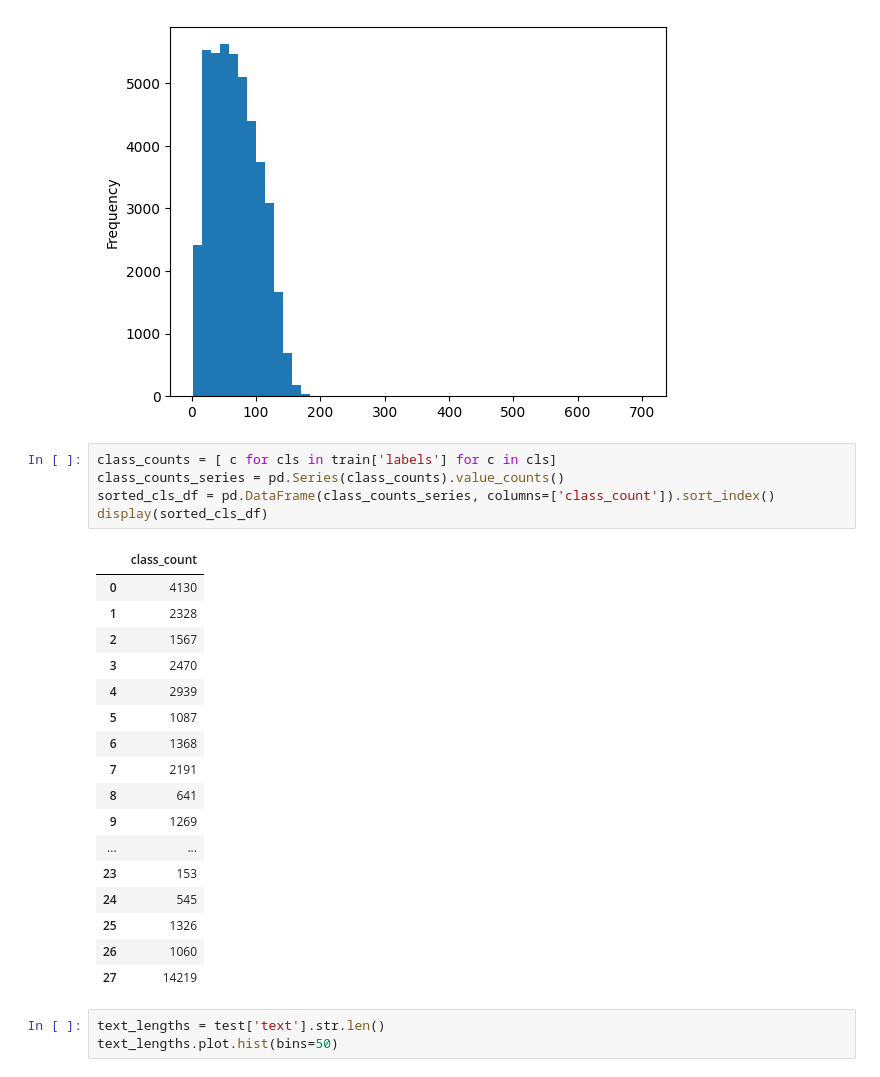
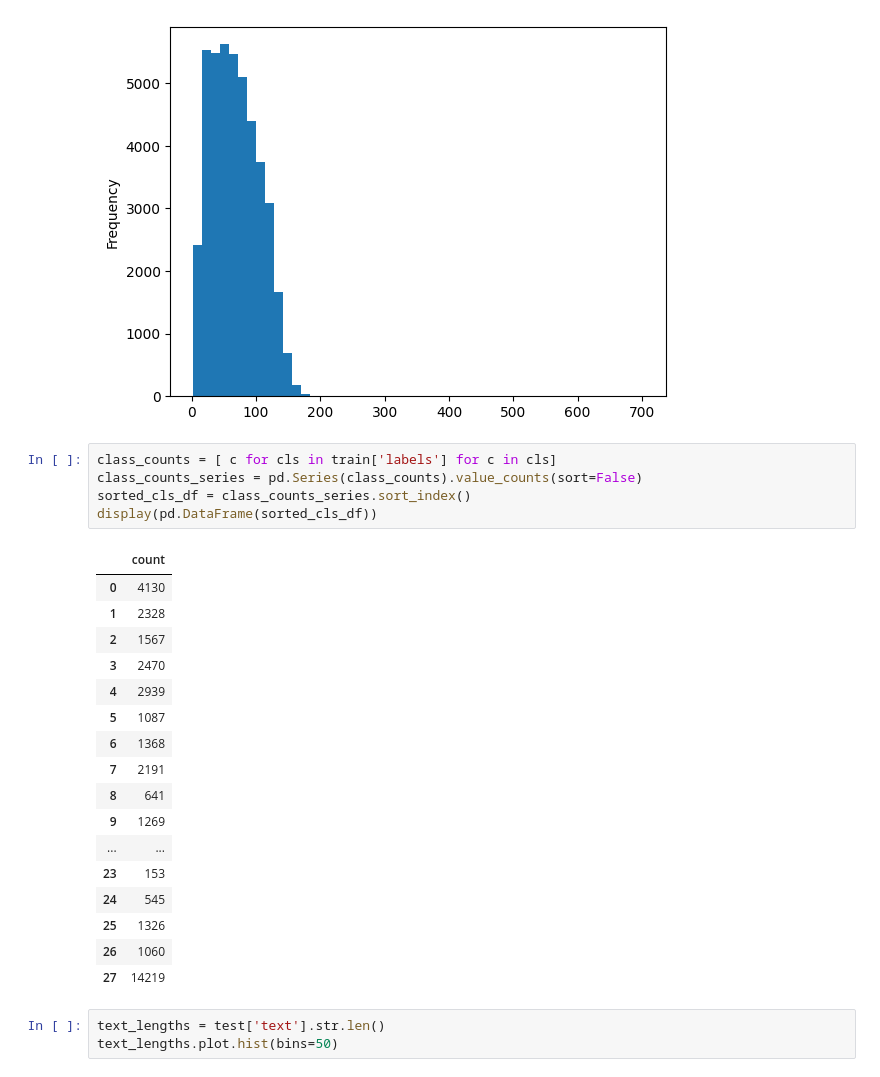
Before and after one commit to andrewBurrr/CPSC571Group, a Jupyter notebook: backend/training/GoEmotionsTesting.ipynb, the cells around one changed output. Cells and saved outputs as stored; diff of their text form.

```diff
--- a/backend/training/GoEmotionsTesting.ipynb
+++ b/backend/training/GoEmotionsTesting.ipynb
@@ -187,11 +226,11 @@ text_lengths.plot.hist(bins=50)
 [figure]
 # %%
 class_counts = [ c for cls in train['labels'] for c in cls]
-class_counts_series = pd.Series(class_counts).value_counts()
-sorted_cls_df = pd.DataFrame(class_counts_series, columns=['class_count']).sort_index()
-display(sorted_cls_df)
+class_counts_series = pd.Series(class_counts).value_counts(sort=False)
+sorted_cls_df = class_counts_series.sort_index()
+display(pd.DataFrame(sorted_cls_df))
 # %% [output]
-|  | class_count |
+|  | count |
 | 0 | 4130 |
 | 1 | 2328 |
 | 2 | 1567 |
```
Also changed, not shown: parts of 16 cells of this notebook, 6 other files.
